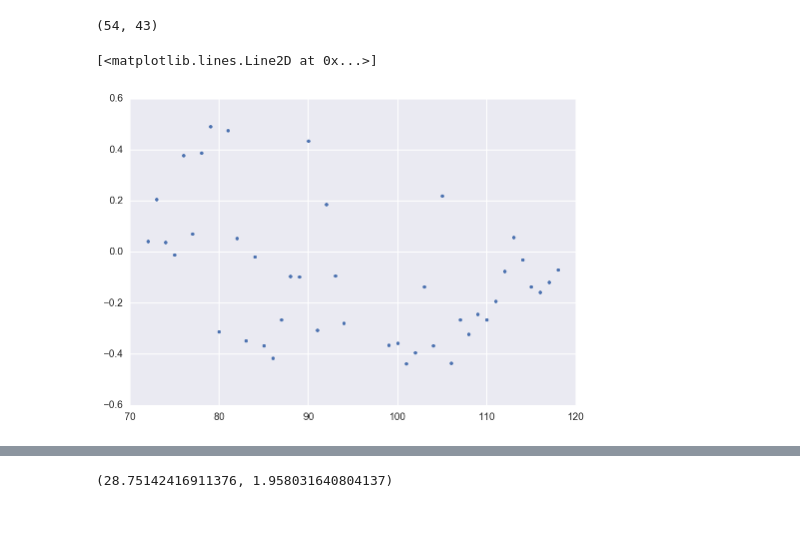
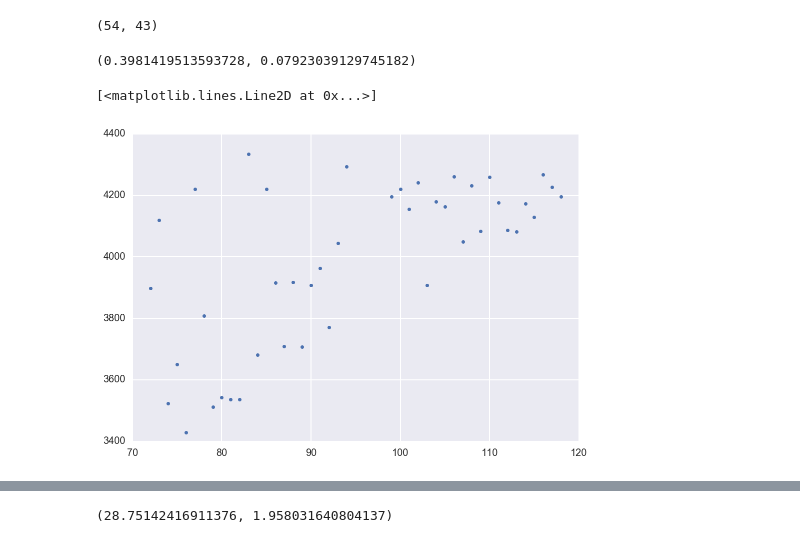
Before and after one commit to BrownDwarf/welter, a Jupyter notebook: notebooks/welter_issue026-01_Text_and_analysis_for_results_section.ipynb, the cells around one changed output, grey strips where cells are left out. Saved outputs shown, nothing was run; the diff lists cells and outputs as text; code cells hidden in the pictures.

```diff
--- a/notebooks/welter_issue026-01_Text_and_analysis_for_results_section.ipynb
+++ b/notebooks/welter_issue026-01_Text_and_analysis_for_results_section.ipynb
@@ -105,8 +105,13 @@ Index(['wl_start', 'wl_end', 'band', 'number', 'tell_trans', 'm_val',
 len(mo), len(mo.dropna())
 # %% [output]
 (54, 43)
+# %%
+gi = mo.SA_50p < 1.0
+mo.SA_50p[gi].median(), mo.SA_50p[gi].std()
+# %% [output]
+(0.3981419513593728, 0.07923039129745182)
 # %%
-plt.plot(mo.m_val, mo.FeH_50p, '.')
+plt.plot(mo.m_val, mo.Teff_50p, '.')
 # %% [output]
 [<matplotlib.lines.Line2D at 0x...>]
-[figure, old version]
+[figure, new version]
```
Also changed, not shown: parts of 3 cells of this notebook, 1 other file.
